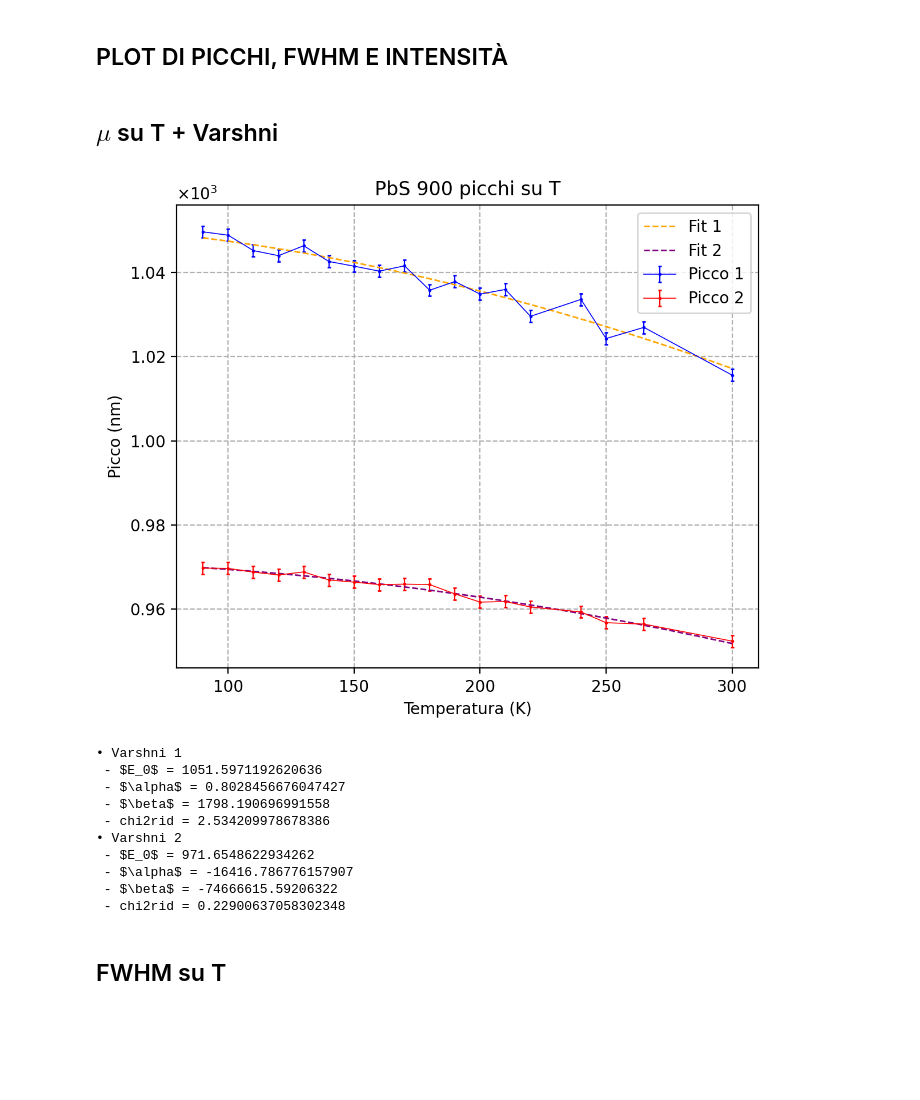
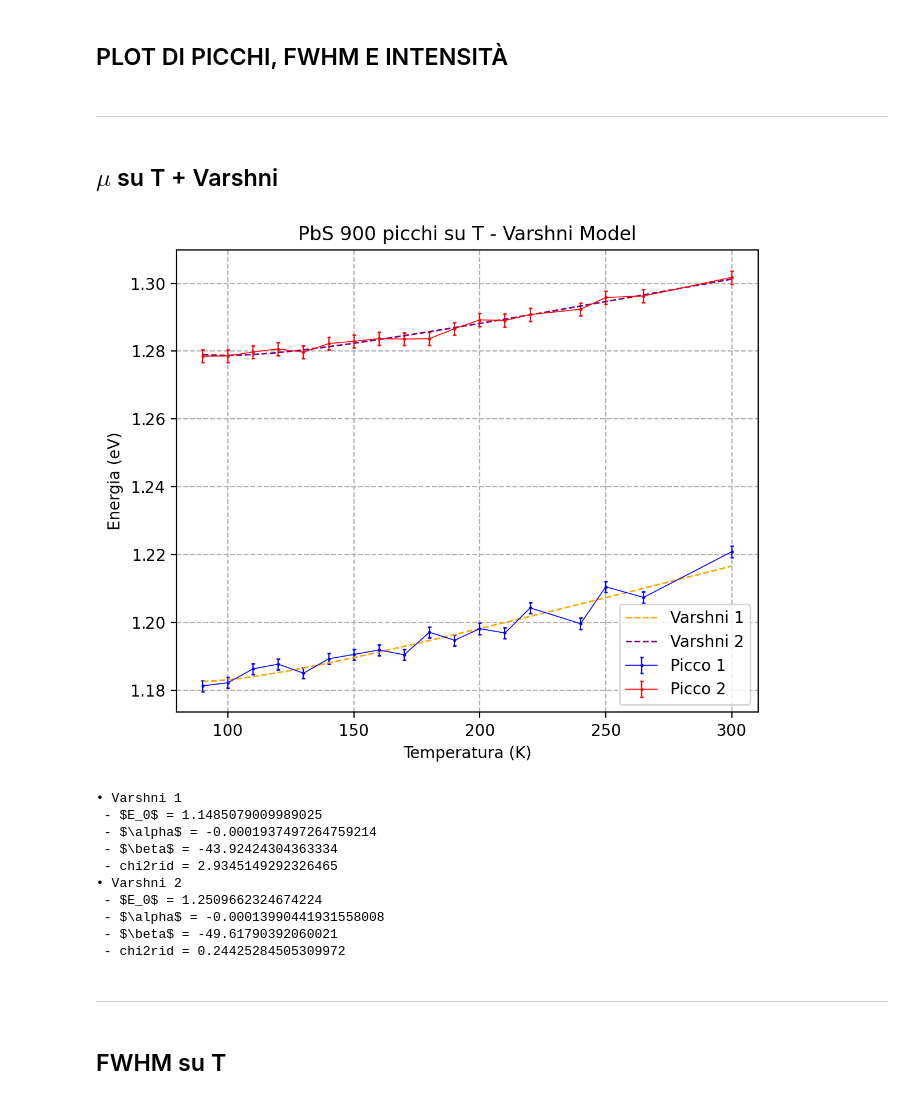
Before and after one commit to zosojack/lab-ss, a Jupyter notebook: QP2/PbS900_VARSHNI.ipynb, the cells around one changed output. Saved outputs shown, nothing was run; the diff lists cells and outputs as text; code cells hidden in the pictures; blank space fills up the shorter version.

```diff
--- a/QP2/PbS900_VARSHNI.ipynb
+++ b/QP2/PbS900_VARSHNI.ipynb
@@ -41,6 +50,8 @@ for T in arr_T:
         a2.append(PbS_T_peaks[T][0][0])
         sigma1.append(PbS_T_peaks[T][1][2])
         sigma2.append(PbS_T_peaks[T][0][2])
+# %% [markdown]
+---
 # %% [markdown]
 ## $\mu$ su T + Varshni
 # %%
@@ -49,63 +60,78 @@ for T in arr_T:
 plt.figure(figsize=(6,5), dpi=200)
 # serve errorbar
 err_mu = 1.4145357031249999
+err_mu1, err_mu2 = err_mu, err_mu
 
-plt.errorbar(x, mu1, yerr=err_mu, linestyle='-', marker='o', markersize=1, elinewidth=0.8, capsize=1,
+# c'è da convertire!!!
+err_mu1, err_mu2 = err_lambda_to_E(mu1, err_mu), err_lambda_to_E(mu2, err_mu)
+mu1_ev, mu2_ev = lambda_to_E(mu1), lambda_to_E(mu2)
+
+
+plt.errorbar(x, mu1_ev, yerr=err_mu1, linestyle='-', marker='o', markersize=1, elinewidth=0.8, capsize=1,
              color='b', label='Picco 1', linewidth=0.6)
-plt.errorbar(x, mu2, yerr=err_mu, linestyle='-', marker='o', markersize=1, elinewidth=0.8, capsize=1,
+plt.errorbar(x, mu2_ev, yerr=err_mu2, linestyle='-', marker='o', markersize=1, elinewidth=0.8, capsize=1,
              color='r', label='Picco 2', linewidth=0.6)
 
 ## VARSHNI ##
 p0 = [0.1, 0.1, 0.1]
 low = [-np.inf, -np.inf, -np.inf]
 upp = [np.inf, np.inf, np.inf]
-popt1, pcov1 = curve_fit(varshni, x, mu1, sigma=err_mu, p0=p0, bounds=(low,upp))
-popt2, pcov2 = curve_fit(varshni, x, mu2, sigma=err_mu, p0=p0, bounds=(low,upp))
+popt1, pcov1 = curve_fit(varshni, x, mu1_ev, sigma=err_mu1, p0=p0, bounds=(low,upp))
+popt2, pcov2 = curve_fit(varshni, x, mu2_ev, sigma=err_mu2, p0=p0, bounds=(low,upp))
+
+## EXPONENTIAL GROWTH MODEL ##
+'''
+popt1, pcov1 = curve_fit(exp_growth_model, x, mu1_ev, sigma=err_mu1, p0=p0, bounds=(low,upp))
+popt2, pcov2 = curve_fit(exp_growth_model, x, mu2_ev, sigma=err_mu2, p0=p0, bounds=(low,upp))
+'''
 
 ## PLOT CURVA FIT ##
 x_plot = np.linspace(90, 300, 150)
 y_plot1 = varshni(x_plot, *popt1)
-plt.plot(x_plot, y_plot1, linestyle='--', color='orange', label=f"Fit 1", linewidth=1)#, zorder=2)
+plt.plot(x_plot, y_plot1, linestyle='--', color='orange', label=f"Varshni 1", linewidth=1)#, zorder=2)
 y_plot2 = varshni(x_plot, *popt2)
-plt.plot(x_plot, y_plot2, linestyle='--', color='purple', label=f"Fit 2", linewidth=1)#, zorder=2)
+plt.plot(x_plot, y_plot2, linestyle='--', color='purple', label=f"Varshni 2", linewidth=1)#, zorder=2)
 
 ## OPZIONI GRAFICHE ##
-plt.title(r'PbS 900 picchi su T')
+plt.title(r'PbS 900 picchi su T - Varshni Model')
 plt.xlabel("Temperatura (K)")
-plt.ylabel("Picco (nm)")
+#plt.ylabel("Picco (nm)")
+plt.ylabel("Energia (eV)")
 plt.ticklabel_format(axis='y',style='scientific', useMathText=True, scilimits=(0,0) )
 plt.legend()
 plt.grid(linestyle='--')
 plt.tight_layout()
 plt.show()
 
 ## CHI2 ##
-chi2_1, dof_1 = chi2_varshni (x, mu1, err_y=err_mu, popt=popt1)
-chi2_2, dof_2 = chi2_varshni (x, mu2, err_y=err_mu, popt=popt2)
+chi2_1, dof_1 = chi2_varshni (x, mu1_ev, err_y=err_mu1, popt=popt1)
+chi2_2, dof_2 = chi2_varshni (x, mu2_ev, err_y=err_mu2, popt=popt2)
 
 ## PRINT RISULTATI FIT ##
 print('• Varshni 1')
 print(r' - $E_0$ =', popt1[0])
 print(r' - $\alpha$ =', popt1[1])
 print(r' - $\beta$ =', popt1[2])
 print(' - chi2rid =', chi2_1/dof_1)
 print('• Varshni 2')
 print(r' - $E_0$ =', popt2[0])
 print(r' - $\alpha$ =', popt2[1])
 print(r' - $\beta$ =', popt2[2])
 print(' - chi2rid =', chi2_2/dof_2)
 # %% [output]
-[figure, old version]
+[figure, new version]
 • Varshni 1
- - $E_0$ = 1051.5971192620636
- - $\alpha$ = 0.8028456676047427
- - $\beta$ = 1798.190696991558
- - chi2rid = 2.534209978678386
+ - $E_0$ = 1.1485079009989025
+ - $\alpha$ = -0.0001937497264759214
+ - $\beta$ = -43.92424304363334
+ - chi2rid = 2.9345149292326465
 • Varshni 2
- - $E_0$ = 971.6548622934262
- - $\alpha$ = -16416.786776157907
- - $\beta$ = -74666615.59206322
- - chi2rid = 0.22900637058302348
+ - $E_0$ = 1.2509662324674224
+ - $\alpha$ = -0.00013990441931558008
+ - $\beta$ = -49.61790392060021
+ - chi2rid = 0.24425284505309972
+# %% [markdown]
+---
 # %% [markdown]
 ## FWHM su T
 # %%
```
Also changed, not shown: parts of 20 cells of this notebook, 4 other files.
